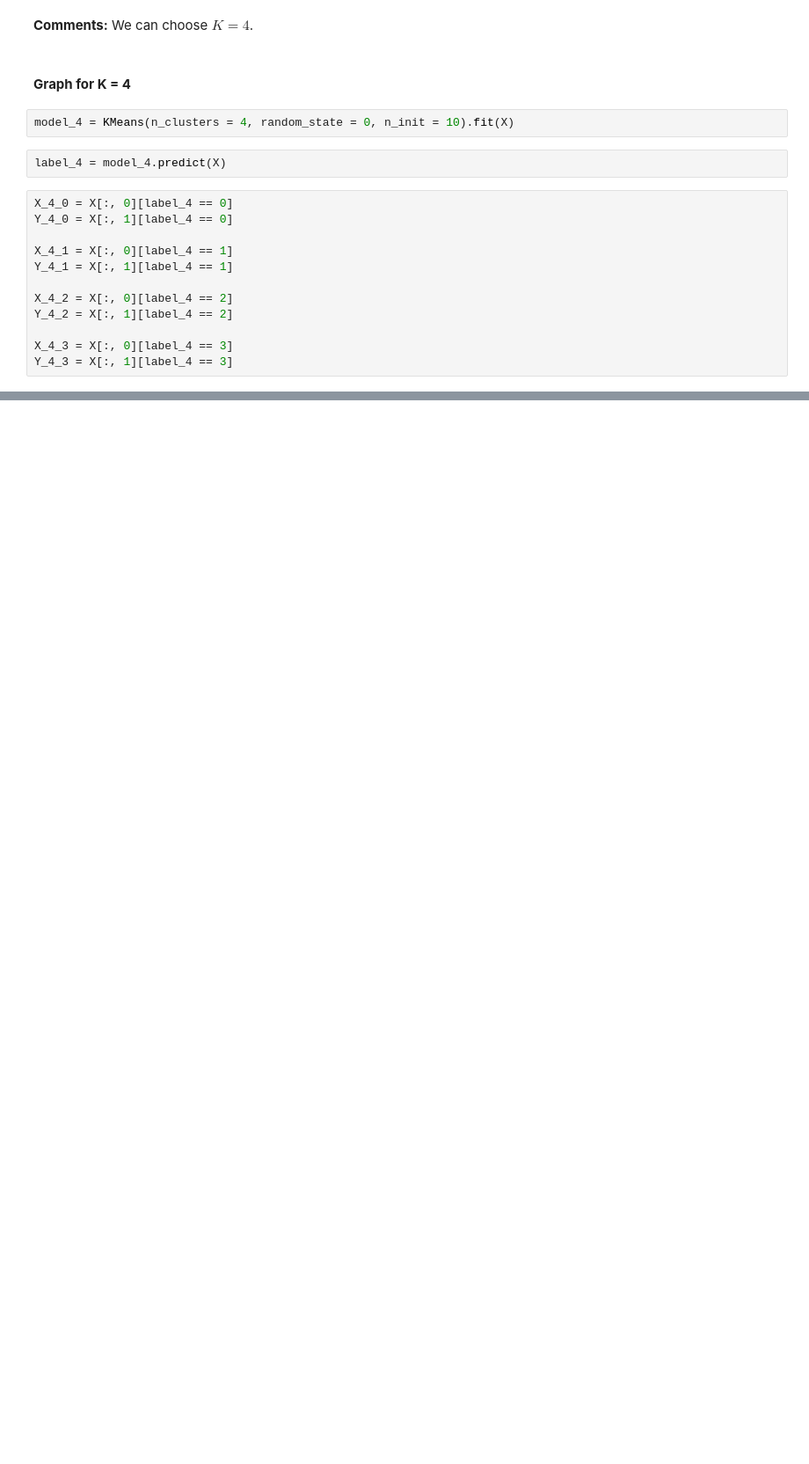
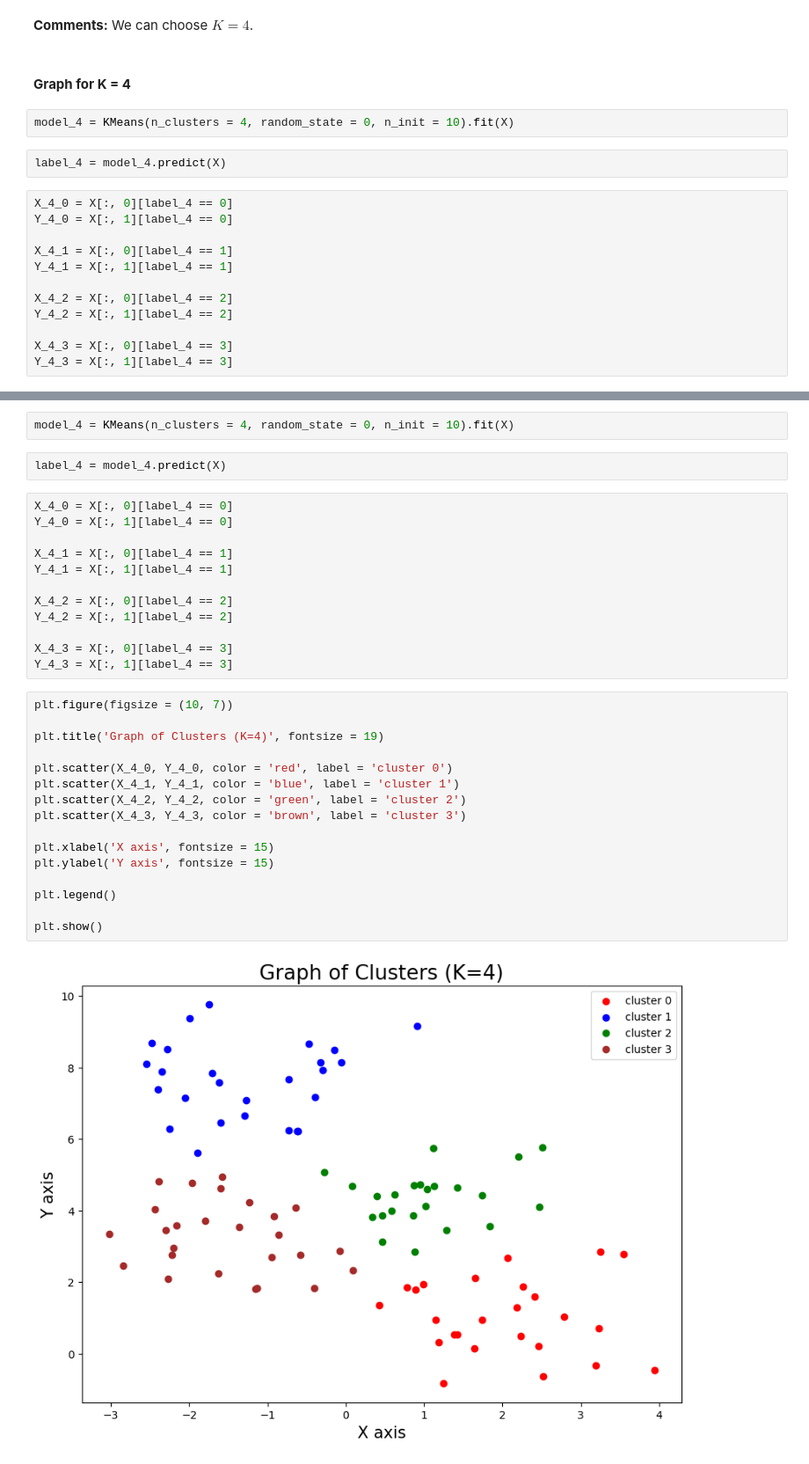
Before and after one commit to anvaldes/Repositorio_de_Proyectos, a Jupyter notebook: Data_Science_Contents/General_Topics/08.Separation_of_Clusters/Separation_Metrics.ipynb, the cells around one changed output, grey strips where cells are left out. Shown at 88% size. Drawn from its saved outputs; the diff is of its cells as text; blank space fills up the shorter version.

```diff
--- a/Data_Science_Contents/General_Topics/08.Separation_of_Clusters/Separation_Metrics.ipynb
+++ b/Data_Science_Contents/General_Topics/08.Separation_of_Clusters/Separation_Metrics.ipynb
@@ -237,0 +295,34 @@ plt.show()
+# %%
+model_4 = KMeans(n_clusters = 4, random_state = 0, n_init = 10).fit(X)
+# %%
+label_4 = model_4.predict(X)
+# %%
+X_4_0 = X[:, 0][label_4 == 0]
+Y_4_0 = X[:, 1][label_4 == 0]
+
+X_4_1 = X[:, 0][label_4 == 1]
+Y_4_1 = X[:, 1][label_4 == 1]
+
+X_4_2 = X[:, 0][label_4 == 2]
+Y_4_2 = X[:, 1][label_4 == 2]
+
+X_4_3 = X[:, 0][label_4 == 3]
+Y_4_3 = X[:, 1][label_4 == 3]
+# %%
+plt.figure(figsize = (10, 7))
+
+plt.title('Graph of Clusters (K=4)', fontsize = 19)
+
+plt.scatter(X_4_0, Y_4_0, color = 'red', label = 'cluster 0')
+plt.scatter(X_4_1, Y_4_1, color = 'blue', label = 'cluster 1')
+plt.scatter(X_4_2, Y_4_2, color = 'green', label = 'cluster 2')
+plt.scatter(X_4_3, Y_4_3, color = 'brown', label = 'cluster 3')
+
+plt.xlabel('X axis', fontsize = 15)
+plt.ylabel('Y axis', fontsize = 15)
+
+plt.legend()
+
+plt.show()
+# %% [output]
+[figure, added]
```
Also changed, not shown: parts of 15 cells of this notebook, 5 other files.
